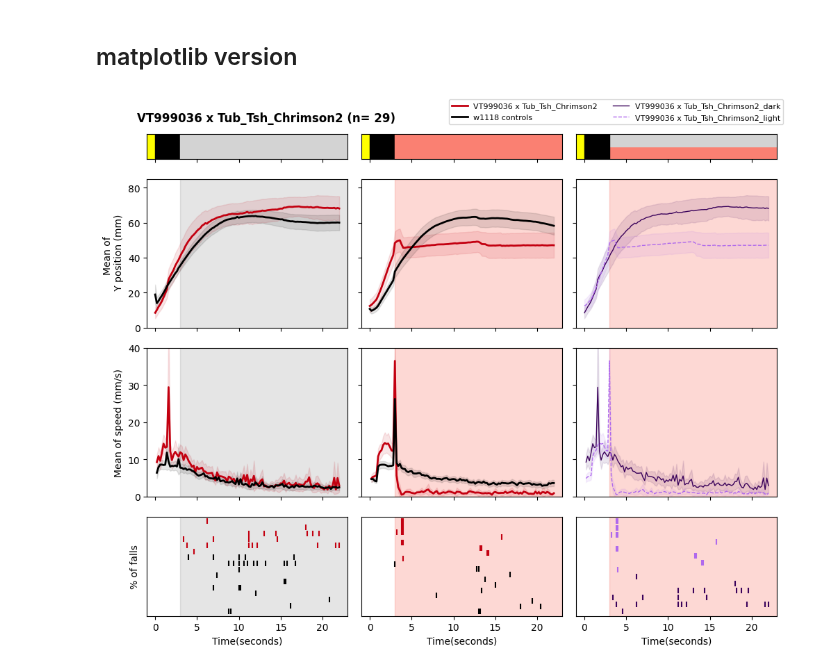
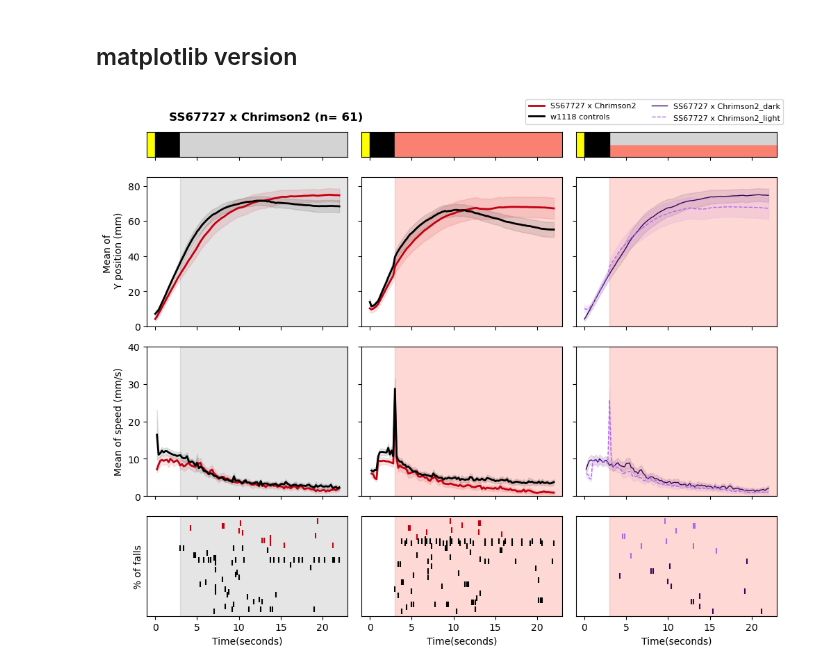
Before and after one commit to lnicole08/deltaG_screen, a Jupyter notebook: Generic line plots.ipynb, the cells around one changed output. Drawn from its saved outputs; the diff is of its cells as text; code cells hidden in the pictures.

```diff
--- a/Generic line plots.ipynb
+++ b/Generic line plots.ipynb
@@ -42,14 +42,14 @@ computer2 = "C:\\Users\\lnico"
 computer3 = "D:"
 filedir = "\\ACC Lab Dropbox\\ACC Lab\\Nicole Lee\\Data Compilation\\Falling_New\\"
 
-openPath = computer3 + filedir
+openPath = computer2 + filedir
 
 # openPath = "C:\\Users\\User\\ACC Lab Dropbox\\ACC Lab\\Zhiyi\\NL's amended data\\Compilation\\"
 files = os.listdir(openPath)
 
 #identifying genotypes
-responder = "Tub_Tsh_Chrimson2"
-driver = "VT999036"
+responder = "Chrimson2"
+driver = "SS67727"
 wt = "w1118"
 transgenic = driver + " x " + responder
 filename = openPath + transgenic + ".csv"
@@ -157,7 +157,9 @@ time2 = df4.loc[df4.ExperimentState == "Dark", 'Seconds']
 if "ACR" in responder:
     barcolr = "#1f9c19"
     patchcolor = "#c5e384"
-    complight = "#4B2D0B"
+    compdark = "#73440f"
+    complight = "#de841f"
+
 
 if "Chrimson2" in responder:
     barcolr = "#c30010"
@@ -293,34 +295,34 @@ comp_light['special'] = "ALight_" +  comp_light['variable']
 axs[3,2].scatter(comp_dark['value'], y= comp_dark['special'], s = 30, marker = "|", color = compdark)
 axs[3,2].scatter(comp_light['value'], y= comp_light['special'], s = 30, marker = "|", color = complight)
 
 
 axs[3,0].set(xlabel='Time(seconds)', ylabel='% of falls')
 axs[3,1].set(xlabel='Time(seconds)')
 axs[3,2].set(xlabel='Time(seconds)')
 
 axs[3,0].set_yticks([], minor=False)
 axs[3,1].set_yticks([], minor=False)
 axs[3,2].set_yticks([], minor=False)
 
 
 #Hide x labels and tick labels for top plots and y ticks for right plots.
 for ax in axs.flat:
     ax.label_outer()
     ax.set_xlim([-1,23])
 
 
 figfirstplot.suptitle(t = driver  + " (n= " + str(nnumber) + ")", fontweight='bold', x = 0.25)
 
 #legend
 labels = [driver, "w1118 controls", driver +"_dark", driver + "_light"]
 
 figfirstplot.legend(labels, loc='lower right', bbox_to_anchor=(1,0.95), ncol=2, bbox_transform=figfirstplot.transFigure, prop={'size': 8})
 
 figfirstplot.tight_layout()
 
 figfirstplot.show()
 # %% [output]
-[figure, old version]
+[figure, new version]
 # %%
 savelocation = openPath + "images\\"
 fig.write_image(savelocation + "lineplot of " + transgenic +".jpg", scale=2)
```
Also changed, not shown: parts of 1 cell of this notebook, 3 other files.
